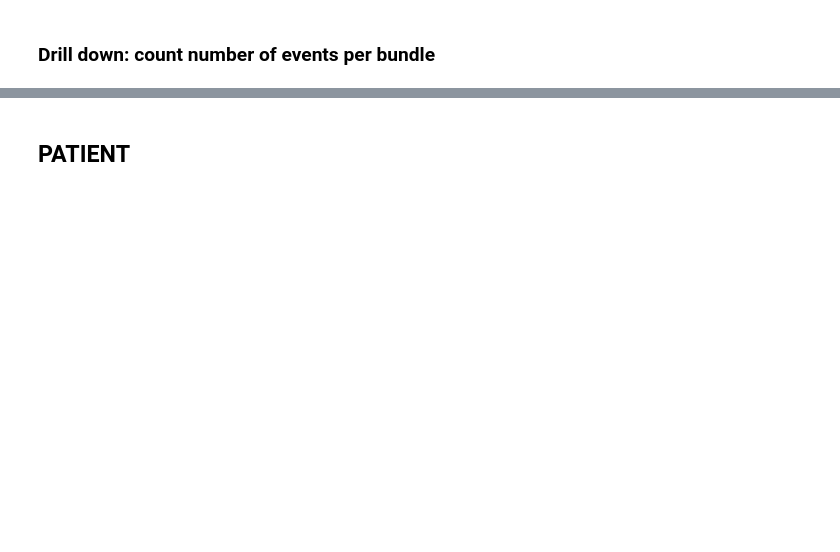
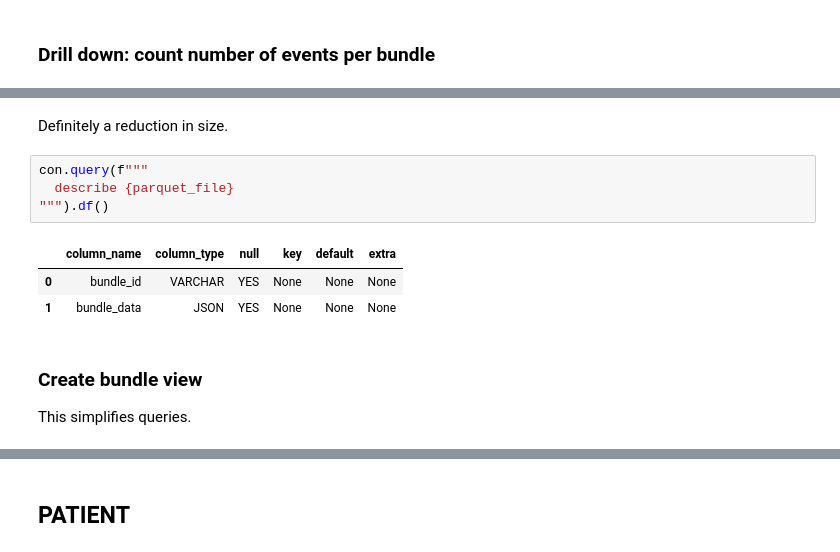
Before and after one commit to rwcitek/FHIR-to-Parquet, a Jupyter notebook: fhir-1ksample-duckdb.ipynb, the cells around one changed output, grey strips where cells are left out. Drawn from its saved outputs; the diff is of its cells as text; blank space fills up the shorter version.

```diff
--- a/fhir-1ksample-duckdb.ipynb
+++ b/fhir-1ksample-duckdb.ipynb
@@ -154,0 +335,14 @@ print(query)
+# %% [markdown]
+Definitely a reduction in size.
+# %%
+con.query(f"""
+  describe {parquet_file}
+""").df()
+# %% [output]
+|  | column_name | column_type | null | key | default | extra |
+| 0 | bundle_id | VARCHAR | YES | None | None | None |
+| 1 | bundle_data | JSON | YES | None | None | None |
+# %% [markdown]
+### Create bundle view
+
+This simplifies queries.
```
Also changed, not shown: parts of 92 cells of this notebook.
